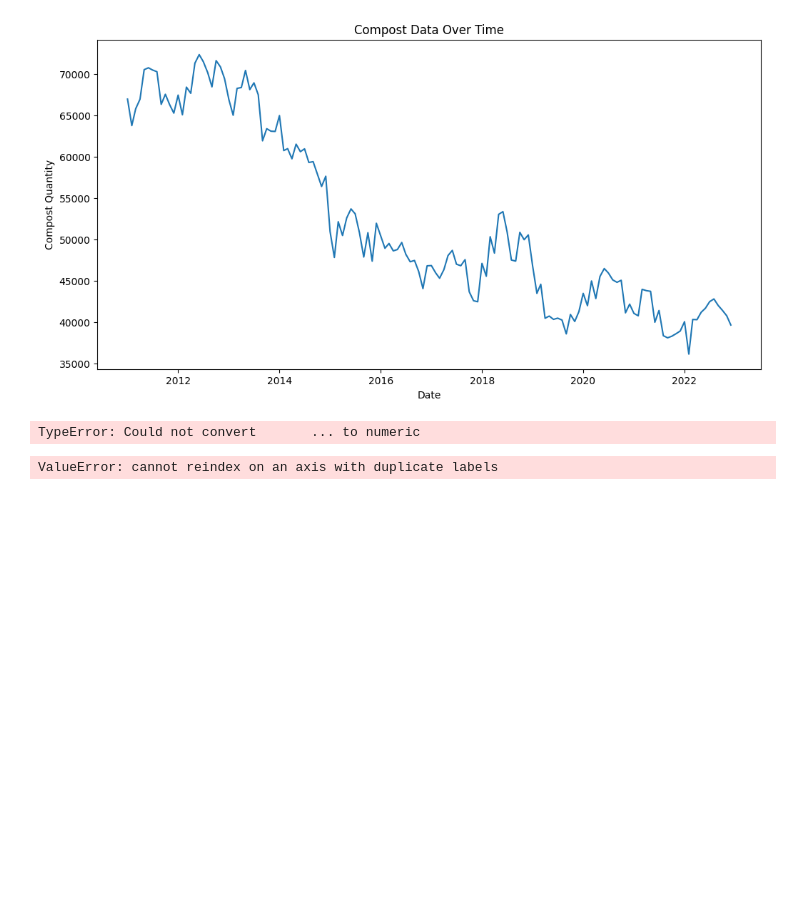
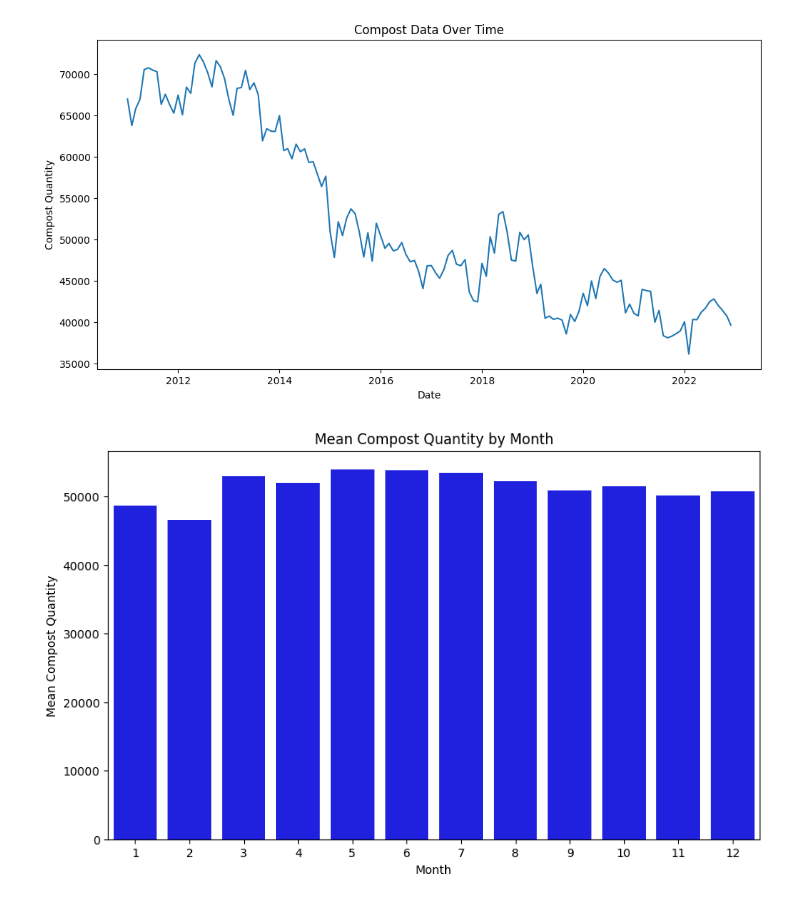
Before and after one commit to frankcholula/twgc, a Jupyter notebook: compost_data_poc.ipynb, the cells around one changed output. Cells and saved outputs as stored; diff of their text form; code cells hidden in the pictures; blank space fills up the shorter version.

Commit message:
finished mean compost by month and time series visualization.

```diff
--- a/compost_data_poc.ipynb
+++ b/compost_data_poc.ipynb
@@ -66,6 +57,5 @@ Data without month:
 # %%
 import re
-
 def convert_date_regex(chinese_date):
     # Extract the year and month from the Chinese date using regex
     match = re.match(r'(\d+)年\s*(\d*)月*', chinese_date)
@@ -80,13 +70,19 @@ def convert_date_regex(chinese_date):
         print(f"Problematic input: {chinese_date}")
         return None
 
-# Apply the function to the 'item1' column
-data = data_with_month
-data['date'] = data['item1'].apply(convert_date)
+def rename_columns(df: pd.DataFrame)-> pd.DataFrame:
+    pattern = r'\(([\u4e00-\u9fff]+)\)'
+    headers = metadata['主要資料欄位']
+    headers = headers.str.findall(pattern).tolist()[0]
+    df.columns = headers
+    return df
 
-# Drop the original 'item1' column
-data = data.drop(columns=['item1'])
+def clean_data(df: pd.DataFrame) -> pd.DataFrame:
+    df['date'] = df['item1'].apply(convert_date_regex)
+    df = df.drop(columns=['item1'])
+    return df
 
+data = clean_data(data_with_month)
 # Display the first few rows of the updated dataframe
 data
 # %% [output]
@@ -133,21 +129,24 @@ plt.show()
 # %% [output]
 [figure]
 # %%
-data = data.sort_values(by='date')
-data = data.groupby('date').mean()
+data_copy = data.copy()
+# data.set_index('date', inplace=True)
+data_copy.set_index('date', inplace=True)
+data_monthly = data_copy['value4'].resample('MS').asfreq()
+# Extract the month from the date
+data_monthly = data_monthly.reset_index()
+# set NaN to 0
+data_monthly['value4'] = data_monthly['value4'].fillna(0)
+data_monthly['month'] = data_monthly['date'].dt.month
+# # Calculate the mean compost quantity for each month
+monthly_means = data_monthly.groupby('month')['value4'].mean()
+
+# Plot the mean compost quantity for each month
+plt.figure(figsize=(10, 6))
+sns.barplot(x=monthly_means.index, y=monthly_means.values, color='b')
+plt.xlabel('Month')
+plt.ylabel('Mean Compost Quantity')
+plt.title('Mean Compost Quantity by Month')
+plt.show()
 # %% [output]
-TypeError: Could not convert       ... to numeric
+[figure, added]
-# %%
-# Resample the data to fill any missing months (this makes the time series continuous)
-data_monthly = data['value4'].resample('MS').asfreq()
-
-# Interpolate missing values
-data_monthly = data_monthly.interpolate()
-plt.figure(figsize=(12, 6))
-sns.lineplot(data=data, x='date', y='value4')
-plt.title('Compost Data Over Time')
-plt.xlabel('Date')
-plt.ylabel('Compost Quantity')
-plt.show()
-# %% [output]
-ValueError: cannot reindex on an axis with duplicate labels
```
Also changed, not shown: parts of 6 cells of this notebook.
